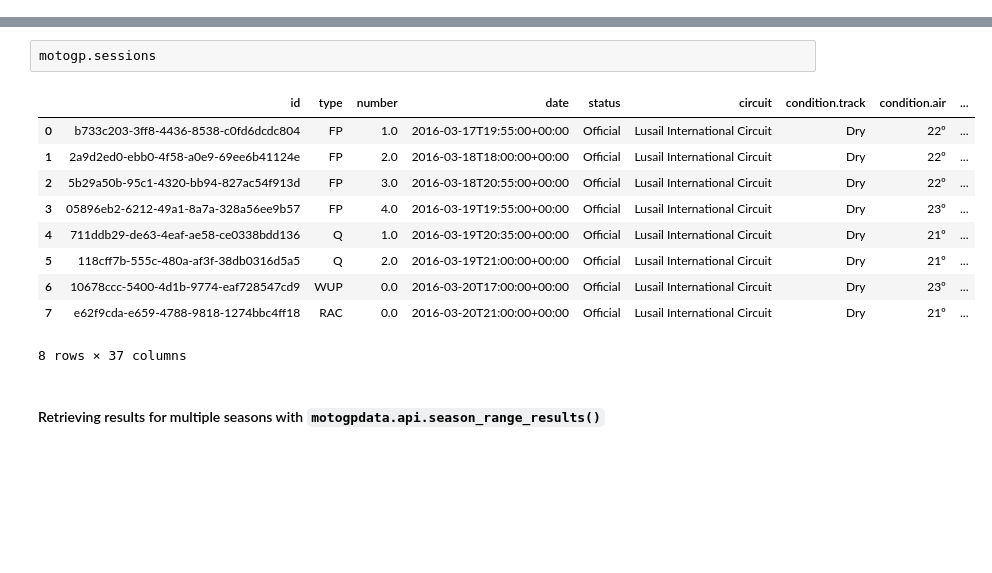
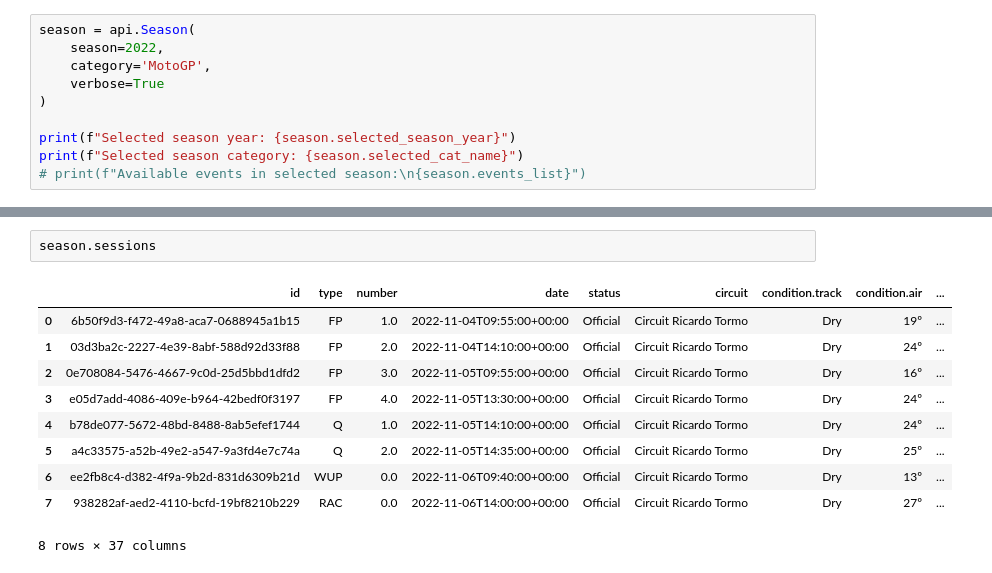
Before and after one commit to antobzzll/motogpdata, a Jupyter notebook: example.ipynb, the cells around one changed output, grey strips where cells are left out. Drawn from its saved outputs; the diff is of its cells as text; blank space fills up the shorter version.

```diff
--- a/example.ipynb
+++ b/example.ipynb
@@ -51,0 +11,10 @@ To retrieve the results of a MotoGP session, use the `motogpdata.api.Handler.res
+# %%
+season = api.Season(
+    season=2022,
+    category='MotoGP',
+    verbose=True
+)
+
+print(f"Selected season year: {season.selected_season_year}")
+print(f"Selected season category: {season.selected_cat_name}")
+# print(f"Available events in selected season:\n{season.events_list}")
@@ -111,16 +105,14 @@ Retrieving results for event QAT in season 2016:
 # %%
-motogp.sessions
+season.sessions
 # %% [output]
 |  | id | type | number | date | status | circuit | condition.track | condition.air | ... |
-| 0 | b733c203-3ff8-4436-8538-c0fd6dcdc804 | FP | 1.0 | 2016-03-17T19:55:00+00:00 | Official | Lusail International Circuit | Dry | 22º | ... |
-| 1 | 2a9d2ed0-ebb0-4f58-a0e9-69ee6b41124e | FP | 2.0 | 2016-03-18T18:00:00+00:00 | Official | Lusail International Circuit | Dry | 22º | ... |
-| 2 | 5b29a50b-95c1-4320-bb94-827ac54f913d | FP | 3.0 | 2016-03-18T20:55:00+00:00 | Official | Lusail International Circuit | Dry | 22º | ... |
-| 3 | 05896eb2-6212-49a1-8a7a-328a56ee9b57 | FP | 4.0 | 2016-03-19T19:55:00+00:00 | Official | Lusail International Circuit | Dry | 23º | ... |
-| 4 | 711ddb29-de63-4eaf-ae58-ce0338bdd136 | Q | 1.0 | 2016-03-19T20:35:00+00:00 | Official | Lusail International Circuit | Dry | 21º | ... |
-| 5 | 118cff7b-555c-480a-af3f-38db0316d5a5 | Q | 2.0 | 2016-03-19T21:00:00+00:00 | Official | Lusail International Circuit | Dry | 21º | ... |
-| 6 | 10678ccc-5400-4d1b-9774-eaf728547cd9 | WUP | 0.0 | 2016-03-20T17:00:00+00:00 | Official | Lusail International Circuit | Dry | 23º | ... |
-| 7 | e62f9cda-e659-4788-9818-1274bbc4ff18 | RAC | 0.0 | 2016-03-20T21:00:00+00:00 | Official | Lusail International Circuit | Dry | 21º | ... |
+| 0 | 6b50f9d3-f472-49a8-aca7-0688945a1b15 | FP | 1.0 | 2022-11-04T09:55:00+00:00 | Official | Circuit Ricardo Tormo | Dry | 19º | ... |
+| 1 | 03d3ba2c-2227-4e39-8abf-588d92d33f88 | FP | 2.0 | 2022-11-04T14:10:00+00:00 | Official | Circuit Ricardo Tormo | Dry | 24º | ... |
+| 2 | 0e708084-5476-4667-9c0d-25d5bbd1dfd2 | FP | 3.0 | 2022-11-05T09:55:00+00:00 | Official | Circuit Ricardo Tormo | Dry | 16º | ... |
+| 3 | e05d7add-4086-409e-b964-42bedf0f3197 | FP | 4.0 | 2022-11-05T13:30:00+00:00 | Official | Circuit Ricardo Tormo | Dry | 24º | ... |
+| 4 | b78de077-5672-48bd-8488-8ab5efef1744 | Q | 1.0 | 2022-11-05T14:10:00+00:00 | Official | Circuit Ricardo Tormo | Dry | 24º | ... |
+| 5 | a4c33575-a52b-49e2-a547-9a3fd4e7c74a | Q | 2.0 | 2022-11-05T14:35:00+00:00 | Official | Circuit Ricardo Tormo | Dry | 25º | ... |
+| 6 | ee2fb8c4-d382-4f9a-9b2d-831d6309b21d | WUP | 0.0 | 2022-11-06T09:40:00+00:00 | Official | Circuit Ricardo Tormo | Dry | 13º | ... |
+| 7 | 938282af-aed2-4110-bcfd-19bf8210b229 | RAC | 0.0 | 2022-11-06T14:00:00+00:00 | Official | Circuit Ricardo Tormo | Dry | 27º | ... |
 8 rows × 37 columns
-# %% [markdown]
-#### Retrieving results for multiple seasons with `motogpdata.api.season_range_results()`
 # %%
```
Also changed, not shown: parts of 25 cells of this notebook, 3 other files.
